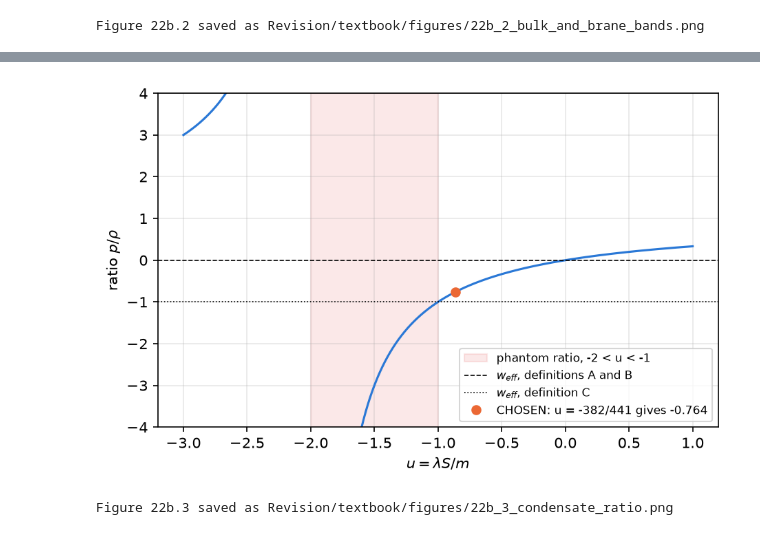
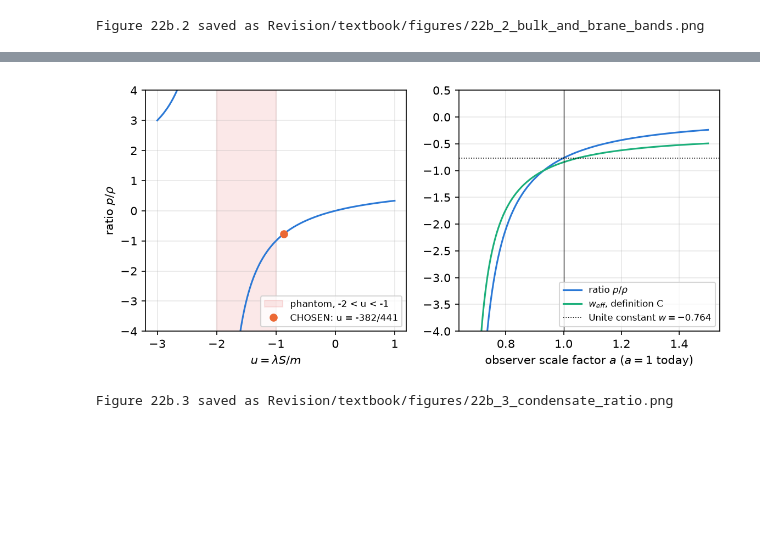
Before and after one commit to once-ere/Dirac_claude, a Jupyter notebook: Revision/textbook/notebooks/22b_dark_sector.ipynb, the cells around one changed output, grey strips where cells are left out. Drawn from its saved outputs; the diff is of its cells as text; code cells hidden in the pictures; blank space fills up the shorter version.

```diff
--- a/Revision/textbook/notebooks/22b_dark_sector.ipynb
+++ b/Revision/textbook/notebooks/22b_dark_sector.ipynb
@@ -982,14 +1034,25 @@ $-0.764$, checks the phantom window, and draws the ratio (Figure 3).
 # %%
-u = Fraction(-382, 441)  # lambda S/m, CHOSEN so that the ratio is -0.764
+u = Fraction(-382, 441)  # lambda S/m today, CHOSEN so that the ratio is -0.764
 ratio = u / (2 + u)  # p/rho = (lambda S^2/2)/(m S + lambda S^2/2) = u/(2 + u)
-density = 1 + u / 2  # rho/(m S)
+drift = 4 * u / (2 + u) ** 2  # w_a = -d ratio/d a4, because du/da4 = -2u
+w_C_today = -1 + Fraction(2, 3) * (1 + ratio)  # -1 + (beta/2)(1 + ratio)
 report("the ratio u/(2 + u) at u = -382/441", f"{ratio} = {float(ratio)}")
-report("rho/(m S) = 1 + u/2", f"{density} = {float(density):.12f}")
+report("its drift wa = 4u/(2 + u)^2", f"{drift} = {float(drift)}")
+report("w_eff(C) = -1 + (2/3)(1 + ratio) and its wa",
+       f"{w_C_today}, {Fraction(2, 3) * drift}")
+condensate = summary["condensate"]
 check(ratio == Fraction(-764, 1000)
-      and abs(float(u) - summary["condensate"]["u_for_ratio_minus_0p764"]) < 1e-12,
+      and abs(float(u) - condensate["u_for_ratio_minus_0p764_today"]) < 1e-12,
       "the condensate ratio is -0.764 at u = -382/441 (one CHOSEN parameter)",
       record=f"{D16}/reports/derivation-checks.json, "
              "check condensate_ratio_equal_unite_constant_w")
+check(drift == Fraction(-84231, 31250)
+      and abs(float(drift) - condensate["ratio_wa_at_that_u"]) < 1e-12
+      and w_C_today == Fraction(-316, 375)
+      and abs(float(Fraction(2, 3) * drift) - condensate["wa_A_B_C_at_that_u"]) < 1e-12,
+      "with b4(x4) the ratio drifts: wa = -84231/31250, and w_eff(C) = -316/375",
+      record=f"{D00}/reports/python-derive-eos.json, "
+             "check condensate_ratio_drift_at_unite_value")
 
 grid = np.linspace(-3.0, 1.0, 4001)
 grid = grid[np.abs(grid + 2) > 1e-9]  # leave out the pole u = -2
@@ -999,28 +1062,50 @@ check(np.array_equal(below, (grid > -2) & (grid < -1)),
       record=f"{D00}/reports/python-derive-eos.json, "
              "check condensate_phantom_interval")
 
-fig, ax = plt.subplots(figsize=(7.0, 4.2))
+a_cross_squared = -u  # u(a) = u a^(-2) equals -1 where a^2 = -u
+u_there = u / a_cross_squared  # = -1: the ratio enters the phantom window
+w_C_there = -1 + Fraction(2, 3) * (1 + u_there / (2 + u_there))
+report("the drifting condensate reaches u = -1 at a",
+       f"sqrt({a_cross_squared}) = {float(a_cross_squared) ** 0.5:.6f}")
+check(u_there == -1 and w_C_there == -1,
+      "under C this condensate crosses w = -1 at a^2 = 382/441, toward the past")
+
+fig, (left, right) = plt.subplots(1, 2, figsize=(9.0, 3.8))
 for part in (grid[grid < -2], grid[grid > -2]):
-    ax.plot(part, part / (2 + part), color=PALETTE[0])
-ax.axvspan(-2, -1, color=PALETTE[7], alpha=0.12, label="phantom ratio, -2 < u < -1")
-ax.axhline(0.0, color="black", linestyle="--", linewidth=0.8,
-           label="$w_{eff}$, definitions A and B")
-ax.axhline(-1.0, color="black", linestyle=":", linewidth=0.8,
+    left.plot(part, part / (2 + part), color=PALETTE[0])
+left.axvspan(-2, -1, color=PALETTE[7], alpha=0.12, label="phantom, -2 < u < -1")
+left.plot([float(u)], [float(ratio)], "o", color=PALETTE[1],
+          label="CHOSEN: u = -382/441")
+left.set_ylim(-4.0, 4.0)
+left.set_xlabel("$u = \\lambda S/m$")
+left.set_ylabel("ratio $p/\\rho$")
+left.legend(fontsize=8, loc="lower right")
+a_pole = float(np.sqrt(-float(u) / 2))  # u(a) = u a^(-2) reaches -2 here
+a_history = np.linspace(a_pole + 0.02, 1.5, 300)
+u_history = float(u) / a_history**2  # u ~ e^(-2 a4) = a^(-2) times its value today
+ratio_history = u_history / (2 + u_history)
+right.plot(a_history, ratio_history, color=PALETTE[0], label="ratio $p/\\rho$")
+right.plot(a_history, -1 / 3 + 2 / 3 * ratio_history, color=PALETTE[2],
            label="$w_{eff}$, definition C")
-ax.plot([float(u)], [float(ratio)], "o", color=PALETTE[1],
-        label="CHOSEN: u = -382/441 gives -0.764")
-ax.set_ylim(-4.0, 4.0)
-ax.set_xlabel("$u = \\lambda S/m$")
-ax.set_ylabel("ratio $p/\\rho$")
-ax.legend(fontsize=8, loc="lower right")
+right.axhline(-0.764, color="black", linestyle=":", linewidth=0.8,
+              label="Unite constant $w = -0.764$")
+right.axvline(1.0, color="black", linewidth=0.6)
+right.set_ylim(-4.0, 0.5)
+right.set_xlabel("observer scale factor $a$ ($a = 1$ today)")
+right.legend(fontsize=8, loc="lower right")
 save_figure(fig, "condensate_ratio",
-            "The constant ratio $p/\\rho = u/(2 + u)$ of a homogeneous condensate "
-            "against $u = \\lambda S/m$ (horizontal axis, a pure number; the "
-            "ratio has a pole at $u = -2$). The orange point is the value "
+            "The ratio $p/\\rho = u/(2 + u)$ of a homogeneous condensate. Left: "
+            "against $u = \\lambda S/m$ (horizontal axis, a pure number; the ratio "
+            "has a pole at $u = -2$); the orange point is the value "
             "$u = -382/441$ CHOSEN so that the ratio equals the Unite constant "
-            "$w = -0.764$: one parameter for one number, not a prediction. The red "
-            "band is the phantom window. The observer does not see this ratio: "
-            "the dilution gives $w_{eff} = 0$ under A and B (dashed) and $-1$ "
-            "under C (dotted), constant in time.")
+            "$w = -0.764$: one parameter for one number, not a prediction; the red "
+            "band is the phantom window. Right: with $b_4(x_4)$ the condensate "
+            "dilutes, $u \\propto a^{-2}$, so the ratio (blue) drifts along the "
+            "observer scale factor $a$; it equals $-0.764$ (dotted) only today, "
+            "$a = 1$, and falls without bound toward the past, where the "
+            "condensate's energy reaches 0 at $a = 0.658$. The observer's "
+            "$w_{eff}$ under C (green) is $-1/3 + (2/3)$ times the ratio; it "
+            "crosses $-1$ at $a = 0.931$, where the ratio enters the phantom "
+            "window.")
 # %% [output]
 RESULT the ratio u/(2 + u) at u = -382/441 = -191/250 = -0.764
@@ -1034,4 +1125,4 @@ PASS the ratio is below -1 exactly for -2 < u < -1
-[figure, old version]
+[figure, new version]
 Figure 22b.3 saved as Revision/textbook/figures/22b_3_condensate_ratio.png
 # %% [markdown]
 ## 10. Mixtures of the gas with a condensate
```
Also changed, not shown: parts of 21 cells of this notebook, 8 other files.
